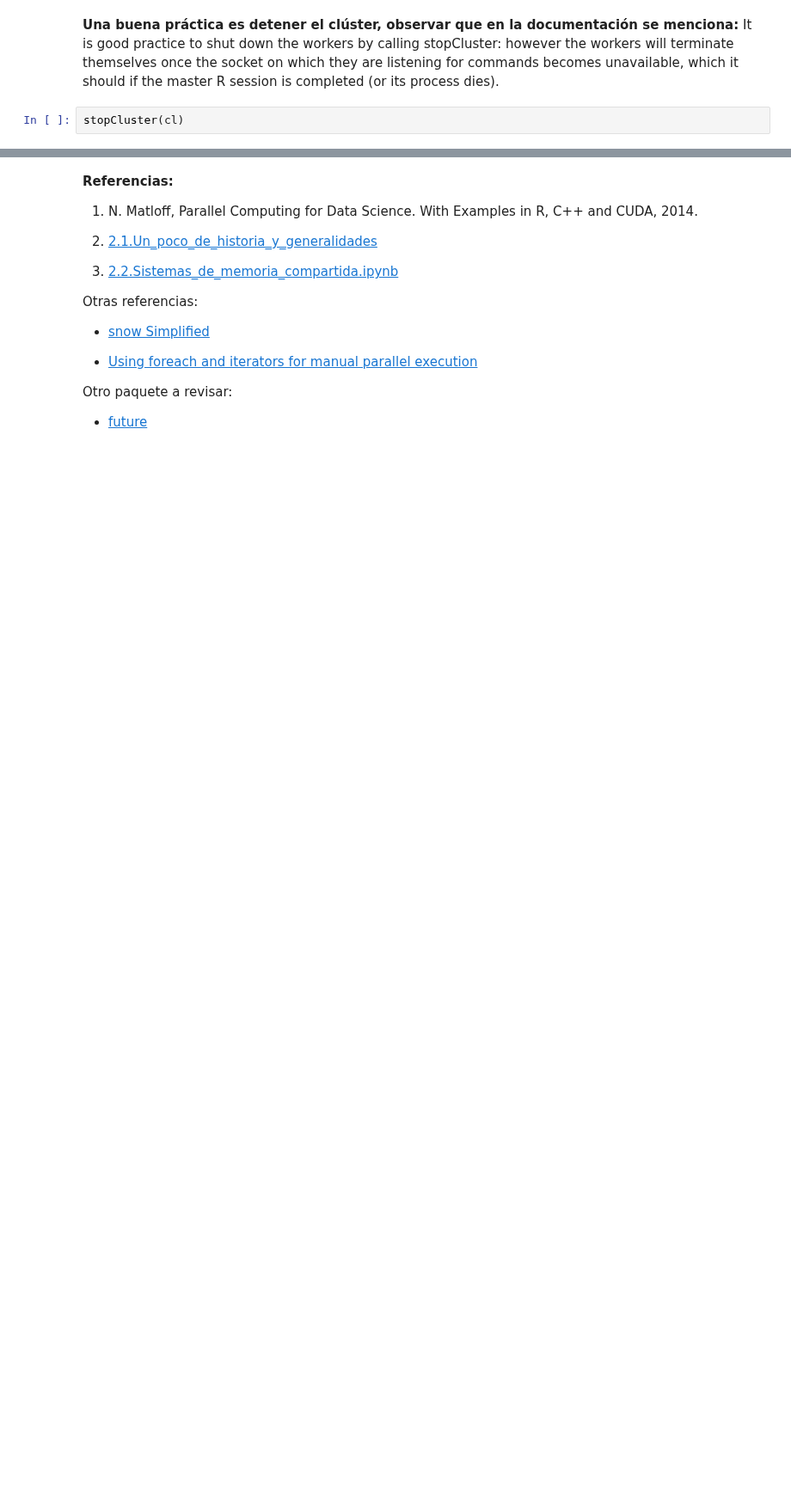
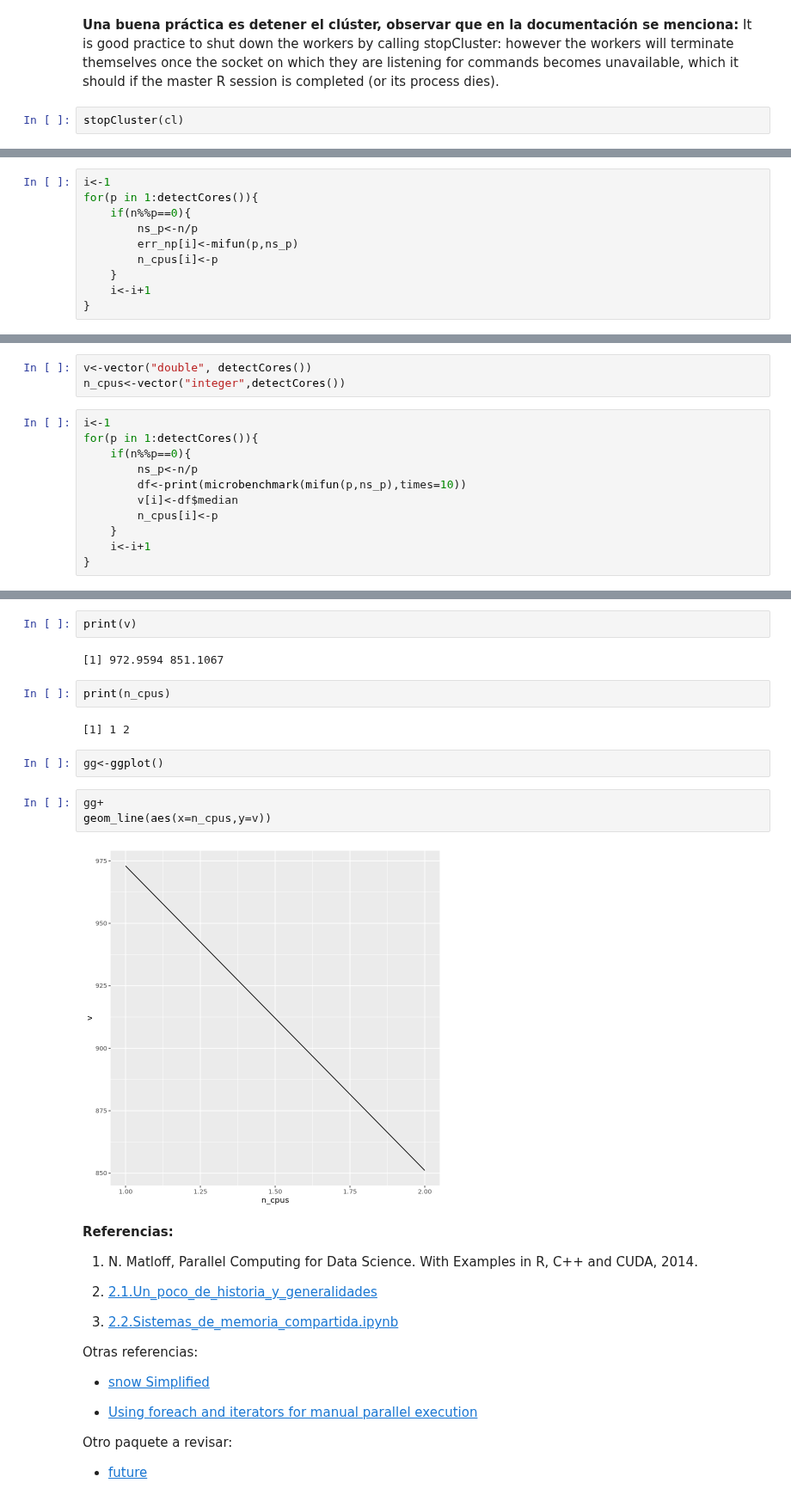
Before and after one commit to ITAM-DS/analisis-numerico-computo-cientifico, a Jupyter notebook: temas/II.computo_paralelo/2.2.R_parallel.ipynb, the cells around one changed output, grey strips where cells are left out. Shown at 86% size. Drawn from its saved outputs; the diff is of its cells as text; blank space fills up the shorter version.

Commit message:
R parallel graph

```diff
--- a/temas/II.computo_paralelo/2.2.R_parallel.ipynb
+++ b/temas/II.computo_paralelo/2.2.R_parallel.ipynb
@@ -500,0 +531,10 @@ stopCluster(cl)
+# %%
+i<-1
+for(p in 1:detectCores()){
+    if(n%%p==0){
+        ns_p<-n/p
+        err_np[i]<-mifun(p,ns_p)
+        n_cpus[i]<-p
+    }
+    i<-i+1
+}
@@ -500,0 +549,14 @@ stopCluster(cl)
+# %%
+v<-vector("double", detectCores())
+n_cpus<-vector("integer",detectCores())
+# %%
+i<-1
+for(p in 1:detectCores()){
+    if(n%%p==0){
+        ns_p<-n/p
+        df<-print(microbenchmark(mifun(p,ns_p),times=10))
+        v[i]<-df$median
+        n_cpus[i]<-p
+    }
+    i<-i+1
+}
@@ -501,3 +570,18 @@ stopCluster(cl)
+# %%
+print(v)
+# %% [output]
+[1] 972.9594 851.1067
+# %%
+print(n_cpus)
+# %% [output]
+[1] 1 2
+# %%
+gg<-ggplot()
+# %%
+gg+
+geom_line(aes(x=n_cpus,y=v))
+# %% [output]
+[figure, added]
 # %% [markdown]
 **Referencias:**
 
```
Also changed, not shown: parts of 50 cells of this notebook.
